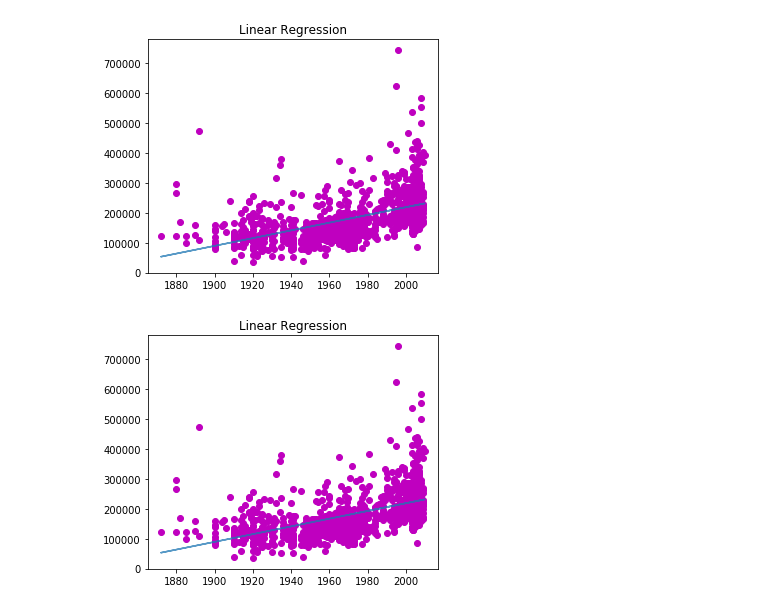
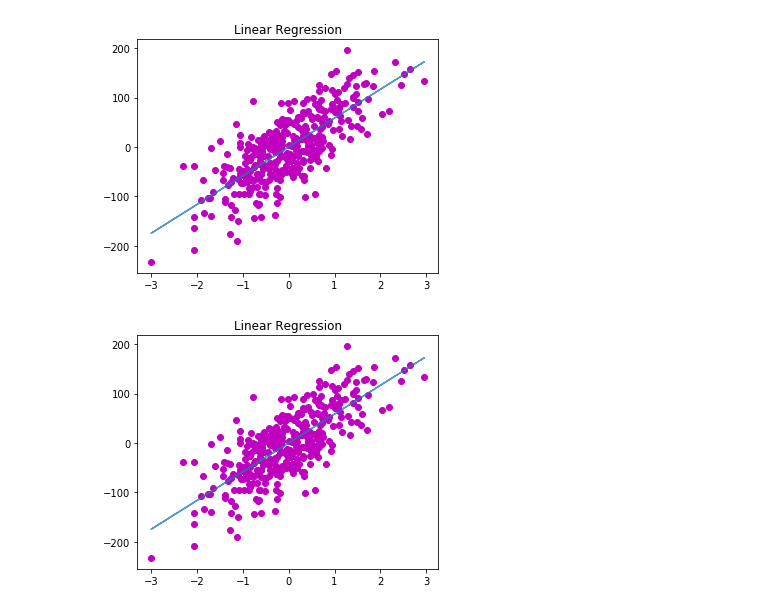
Before and after one commit to rdenadai/AI-Study-Notebooks, a Jupyter notebook: notebooks/LinearRegression.ipynb, the cells around one changed output. Saved outputs shown, nothing was run; the diff lists cells and outputs as text; code cells hidden in the pictures.

Commit message:
Usando método do Scikit-Learn para gerar dataset.

```diff
--- a/notebooks/LinearRegression.ipynb
+++ b/notebooks/LinearRegression.ipynb
@@ -27,0 +10,6 @@ print(y_train.shape, y_test.shape)
+# %%
+plt.figure(figsize=(6, 4))
+plt.title("Dataset")
+X, y = make_regression(n_samples=500, n_features=1, noise=50)
+plt.scatter(X[:, 0], y, marker='o', s=25, edgecolor='k')
+plt.show()
@@ -28,35 +18,36 @@ print(y_train.shape, y_test.shape)
 # %%
 def linear_regression(x, y):
     """Simple Linear Regression : One dimension only."""
     # covariance
     N = len(x)
     c_xy = np.sum(((x - np.mean(x)) * (y - np.mean(y))) / N)
     b = c_xy / np.var(x)
     a = np.mean(y) - (b * np.mean(x))
     return a + (b * x)
 
 def linear_regression_mul(x, y):
     """Multivariate Linear Regression : Multidimensional."""
     x = np.array(x)
     m, c = np.linalg.lstsq(x, y, rcond=-1)[0]
     return m, c, np.dot(x, m)
 
 # e = linear_regression_mul(X_train, y_train)
 
-A = np.vstack([X_train, np.ones(len(X_train))]).T
+X_train, X_test, y_train, y_test = train_test_split(X, y, test_size=0.3, random_state=42)
+A = np.c_[X_train, np.ones(len(X_train))]
 m, c, pred = linear_regression_mul(A, y_train)
 e = c + (X_train * m)
 
 plt.figure(figsize=(5, 4))
 plt.title('Linear Regression')
 plt.plot(X_train, y_train, 'mo')
 plt.plot(X_train, e, alpha=.75)
 plt.tight_layout()
 plt.show()
 # %% [output]
-[figure, old version]
+[figure, new version]
 # %%
-A = np.vstack([X_train, np.ones(len(X_train))]).T
+A = np.c_[X_train, np.ones(len(X_train))]
 reg = LinearRegression().fit(A, y_train)
 e_sk_value = (reg.coef_ * A) + reg.intercept_
 
@@ -67,4 +58,4 @@ plt.plot(X_train, e_sk_value[:, 0], alpha=.75)
 plt.tight_layout()
 plt.show()
 # %% [output]
-[figure, old version]
+[figure, new version]
```
Also changed, not shown: parts of 4 cells of this notebook, 2 other files.
